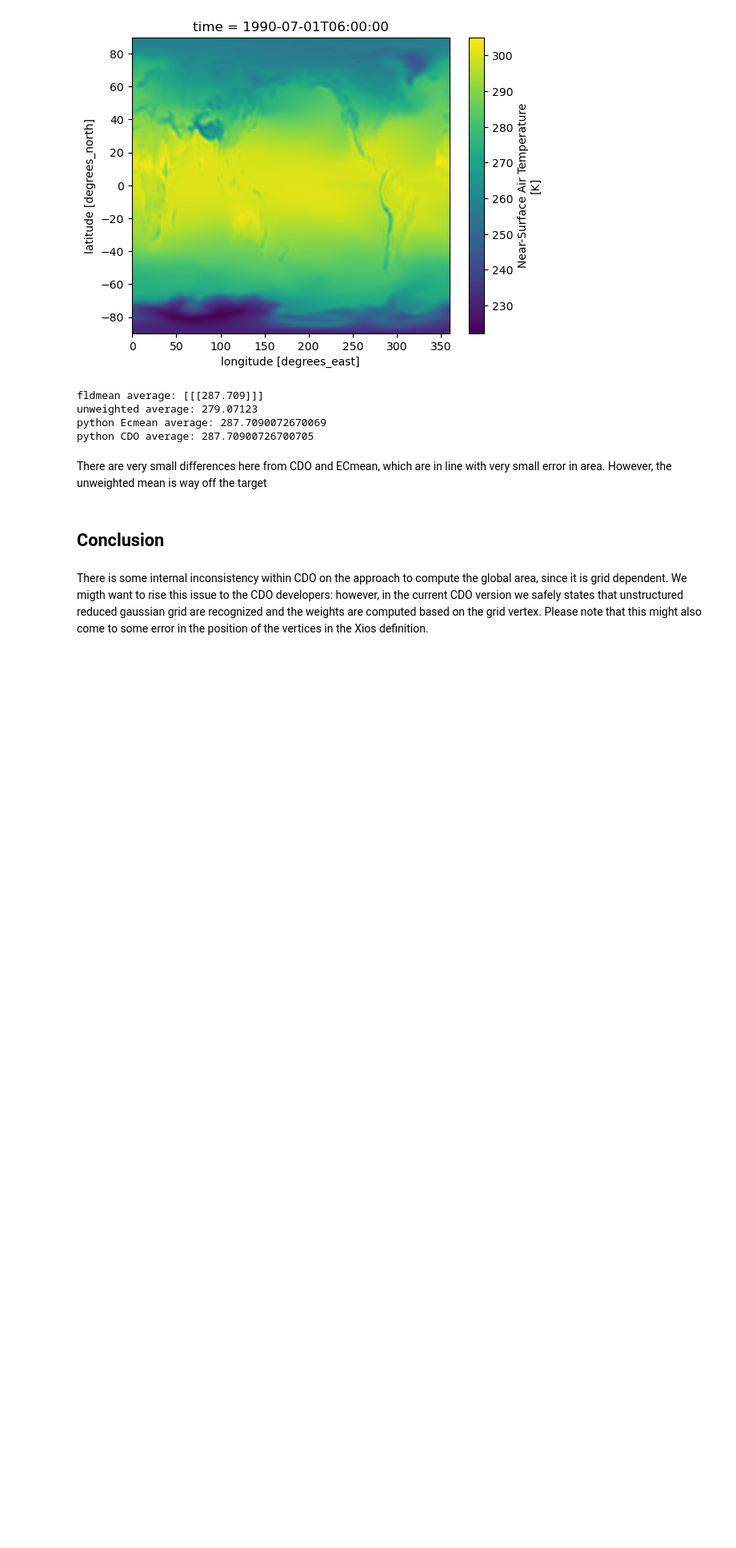
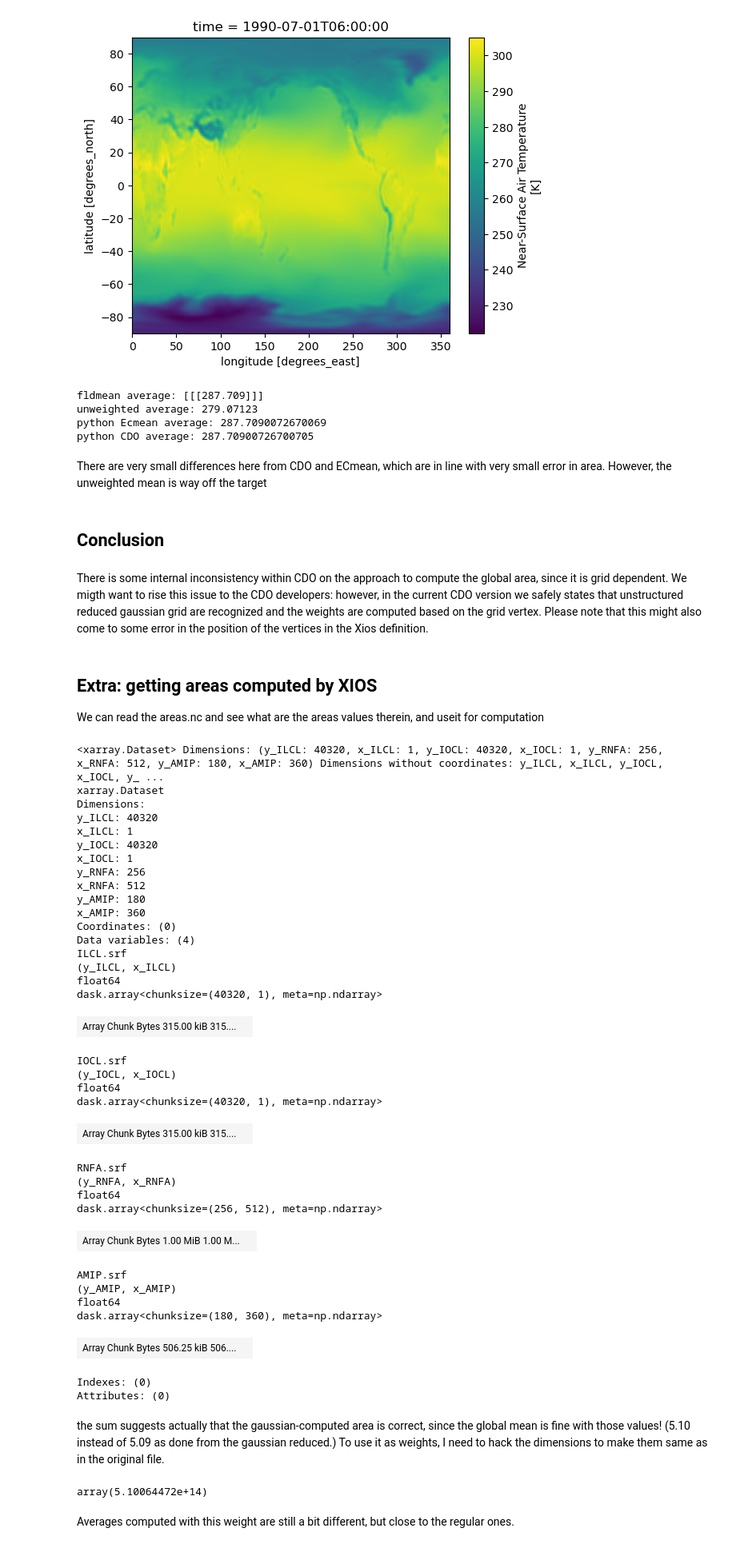
Before and after one commit to oloapinivad/ECmean4, a Jupyter notebook: investigation.ipynb, the cells around one changed output. Shown at 80% size. Drawn from its saved outputs; the diff is of its cells as text; code cells hidden in the pictures; blank space fills up the shorter version.

```diff
--- a/investigation.ipynb
+++ b/investigation.ipynb
@@ -124,3 +124,55 @@ There are very small differences here from CDO and ECmean, which are in line wit
 ## Conclusion
 # %% [markdown]
 There is some internal inconsistency within CDO on the approach to compute the global area, since it is grid dependent. We migth want to rise this issue to the CDO developers: however, in the current CDO version we safely states that unstructured reduced gaussian grid are recognized and the weights are computed based on the grid vertex. Please note that this might also come to some error in the position of the vertices in the Xios definition.
+# %% [markdown]
+## Extra: getting areas computed by XIOS
+We can read the areas.nc and see what are the areas values therein, and useit for computation
+# %%
+xios = xr.open_mfdataset('areas.nc')
+xios
+# %% [output]
+<xarray.Dataset> Dimensions: (y_ILCL: 40320, x_ILCL: 1, y_IOCL: 40320, x_IOCL: 1, y_RNFA: 256, x_RNFA: 512, y_AMIP: 180, x_AMIP: 360) Dimensions without coordinates: y_ILCL, x_ILCL, y_IOCL, x_IOCL, y_ ...
+xarray.Dataset
+Dimensions:
+y_ILCL: 40320
+x_ILCL: 1
+y_IOCL: 40320
+x_IOCL: 1
+y_RNFA: 256
+x_RNFA: 512
+y_AMIP: 180
+x_AMIP: 360
+Coordinates: (0)
+Data variables: (4)
+ILCL.srf
+(y_ILCL, x_ILCL)
+float64
+dask.array<chunksize=(40320, 1), meta=np.ndarray>
+| Array Chunk Bytes 315.00 kiB 315.... |  |
+IOCL.srf
+(y_IOCL, x_IOCL)
+float64
+dask.array<chunksize=(40320, 1), meta=np.ndarray>
+| Array Chunk Bytes 315.00 kiB 315.... |  |
+RNFA.srf
+(y_RNFA, x_RNFA)
+float64
+dask.array<chunksize=(256, 512), meta=np.ndarray>
+| Array Chunk Bytes 1.00 MiB 1.00 M... |  |
+AMIP.srf
+(y_AMIP, x_AMIP)
+float64
+dask.array<chunksize=(180, 360), meta=np.ndarray>
+| Array Chunk Bytes 506.25 kiB 506.... |  |
+Indexes: (0)
+Attributes: (0)
+# %% [markdown]
+the sum suggests actually that the gaussian-computed area is correct, since the global mean is fine with those values! (5.10 instead of 5.09 as done from the gaussian reduced.) To use it as weights, I need to hack the dimensions to make them same as in the original file.
+# %%
+xiosarea = xios['ILCL.srf']
+xios_rename = xiosarea.rename({'y_ILCL': 'cell', 'x_ILCL': 'time'})
+xios_rename.sum().values
+# %% [output]
+array(5.10064472e+14)
+# %% [markdown]
+Averages computed with this weight are still a bit different, but close to the regular ones.
```
Also changed, not shown: parts of 1 cell of this notebook.
